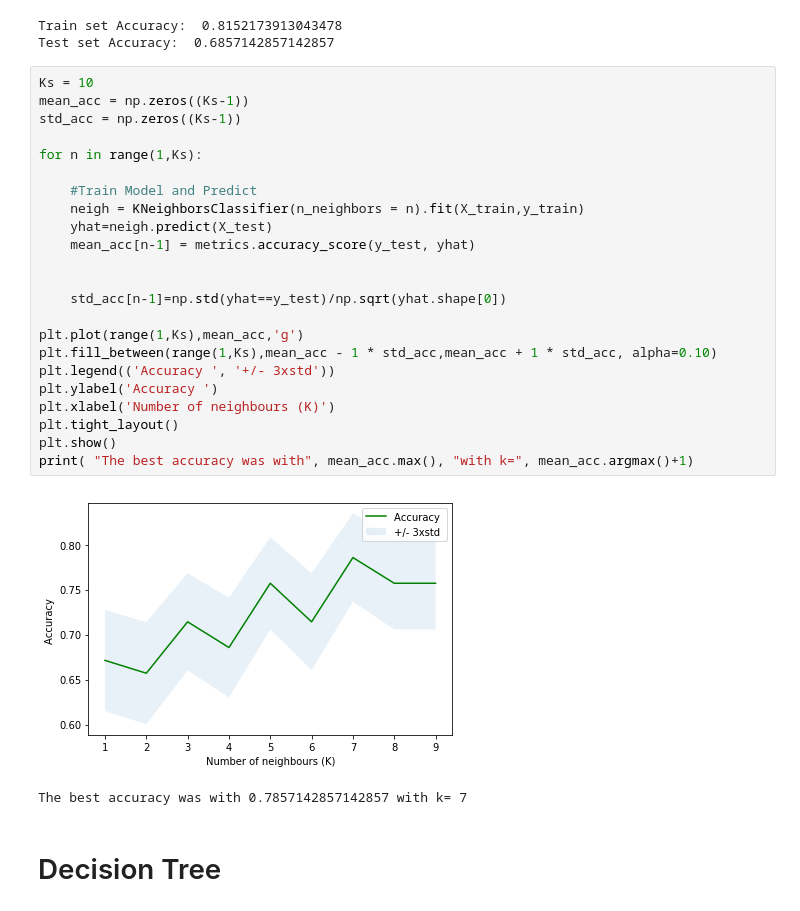
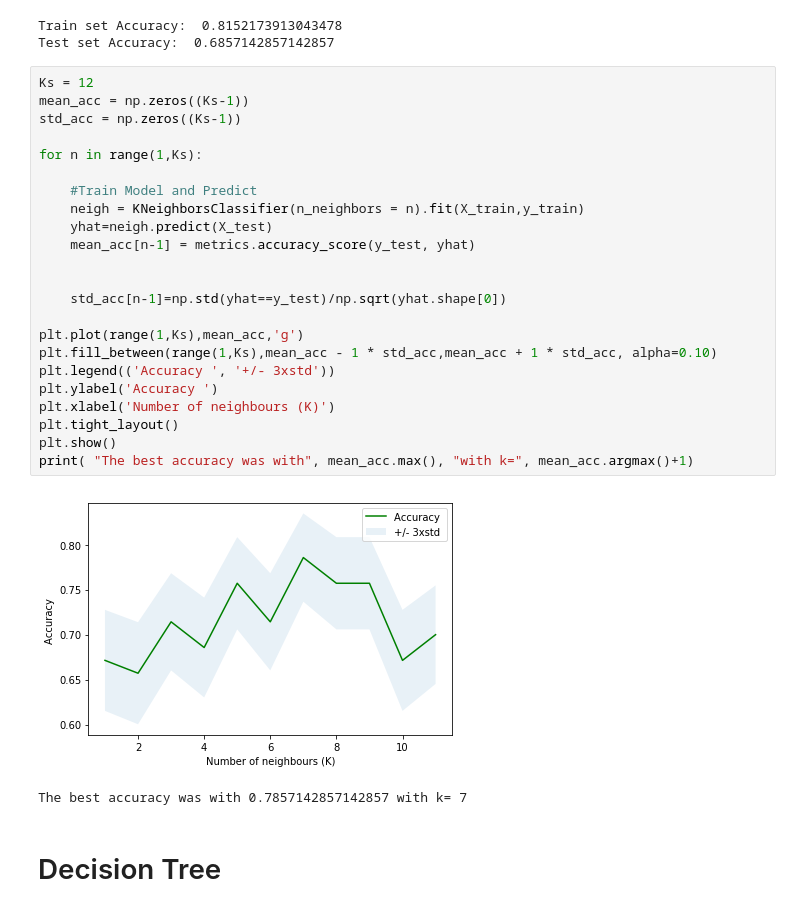
Before and after one commit to medas/loan-application-classifier, a Jupyter notebook: Machine Learning with Python - final assignment.ipynb, the cells around one changed output. Drawn from its saved outputs; the diff is of its cells as text.

```diff
--- a/Machine Learning with Python - final assignment.ipynb
+++ b/Machine Learning with Python - final assignment.ipynb
@@ -300,30 +300,30 @@ print("Test set Accuracy: ", metrics.accuracy_score(y_test, yhat))
 Train set Accuracy:  0.8152173913043478
 Test set Accuracy:  0.6857142857142857
 # %%
-Ks = 10
+Ks = 12
 mean_acc = np.zeros((Ks-1))
 std_acc = np.zeros((Ks-1))
 
 for n in range(1,Ks):
 
     #Train Model and Predict
     neigh = KNeighborsClassifier(n_neighbors = n).fit(X_train,y_train)
     yhat=neigh.predict(X_test)
     mean_acc[n-1] = metrics.accuracy_score(y_test, yhat)
 
 
     std_acc[n-1]=np.std(yhat==y_test)/np.sqrt(yhat.shape[0])
 
 plt.plot(range(1,Ks),mean_acc,'g')
 plt.fill_between(range(1,Ks),mean_acc - 1 * std_acc,mean_acc + 1 * std_acc, alpha=0.10)
 plt.legend(('Accuracy ', '+/- 3xstd'))
 plt.ylabel('Accuracy ')
 plt.xlabel('Number of neighbours (K)')
 plt.tight_layout()
 plt.show()
 print( "The best accuracy was with", mean_acc.max(), "with k=", mean_acc.argmax()+1)
 # %% [output]
-[figure, old version]
+[figure, new version]
 The best accuracy was with 0.7857142857142857 with k= 7
 # %% [markdown]
 # Decision Tree
```
Also changed, not shown: parts of 24 cells of this notebook.
